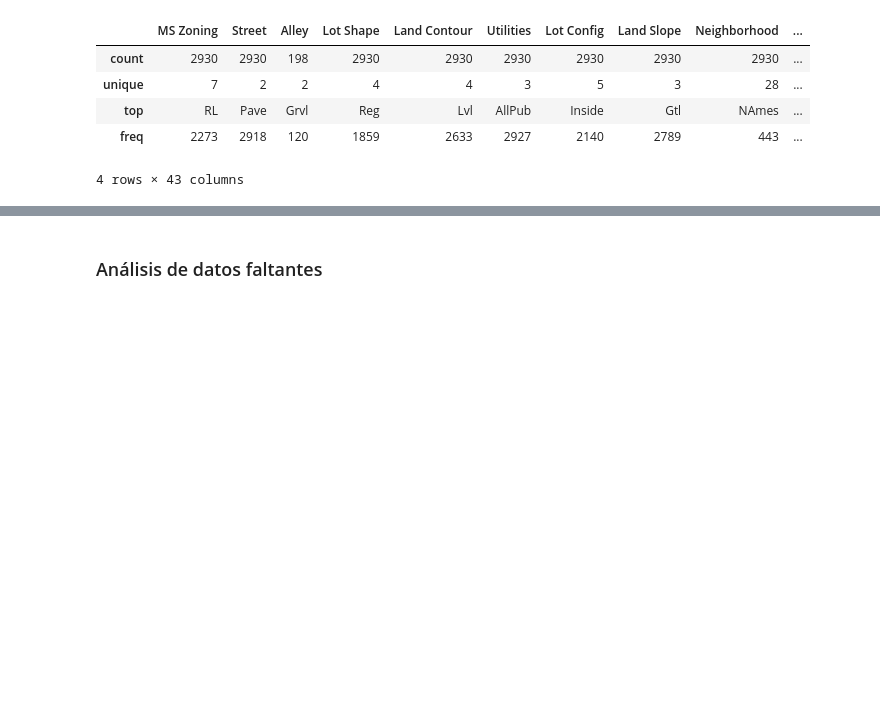
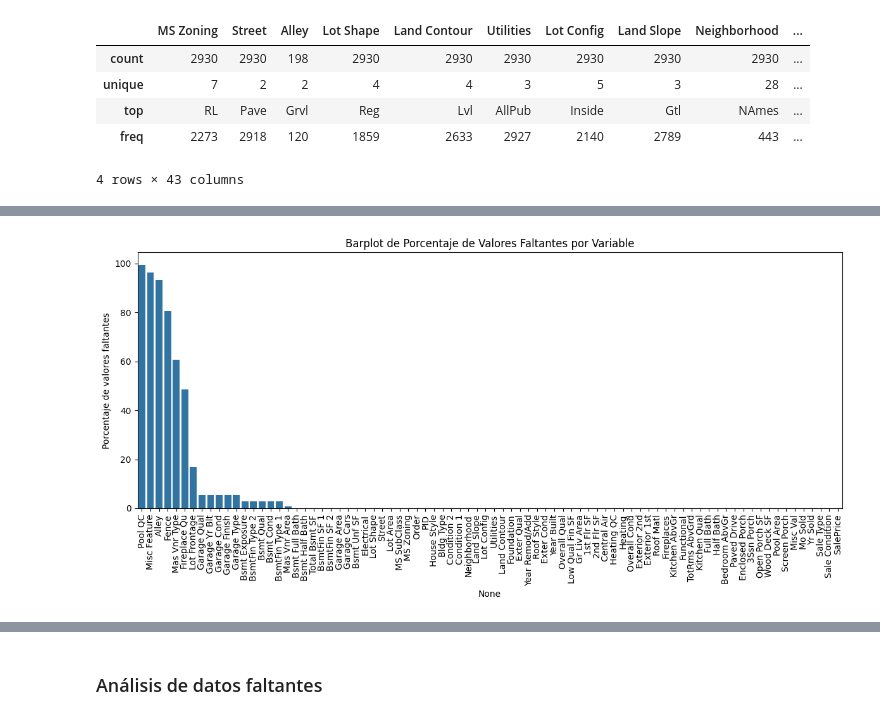
Before and after one commit to BrajanNieto/Mlearning, a Jupyter notebook: 01_DataDiscovery_MissingImpute_BrajanNieto.ipynb, the cells around one changed output, grey strips where cells are left out. Drawn from its saved outputs; the diff is of its cells as text; code cells hidden in the pictures; blank space fills up the shorter version.

```diff
--- a/01_DataDiscovery_MissingImpute_BrajanNieto.ipynb
+++ b/01_DataDiscovery_MissingImpute_BrajanNieto.ipynb
@@ -82,0 +94,13 @@ Estadísticas descriptivas (categóricas):
+# %%
+missing_pct = df.isnull().mean() * 100
+missing_pct = missing_pct.sort_values(ascending=False)
+
+plt.figure(figsize=(12, 6))
+sns.barplot(x=missing_pct.index, y=missing_pct.values)
+plt.xticks(rotation=90)
+plt.ylabel('Porcentaje de valores faltantes')
+plt.title('Barplot de Porcentaje de Valores Faltantes por Variable')
+plt.tight_layout()
+plt.show()
+# %% [output]
+[figure, added]
```
Also changed, not shown: parts of 5 cells of this notebook.
